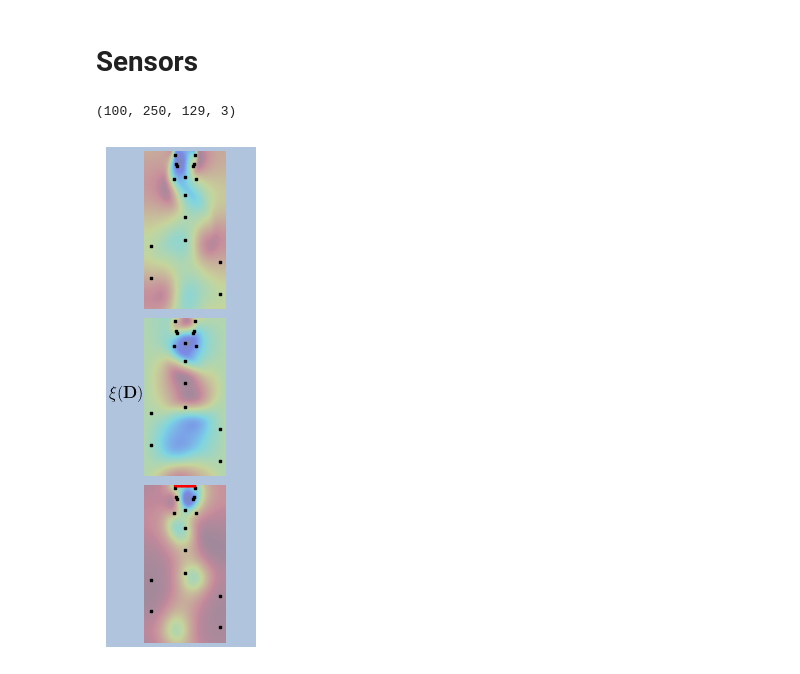
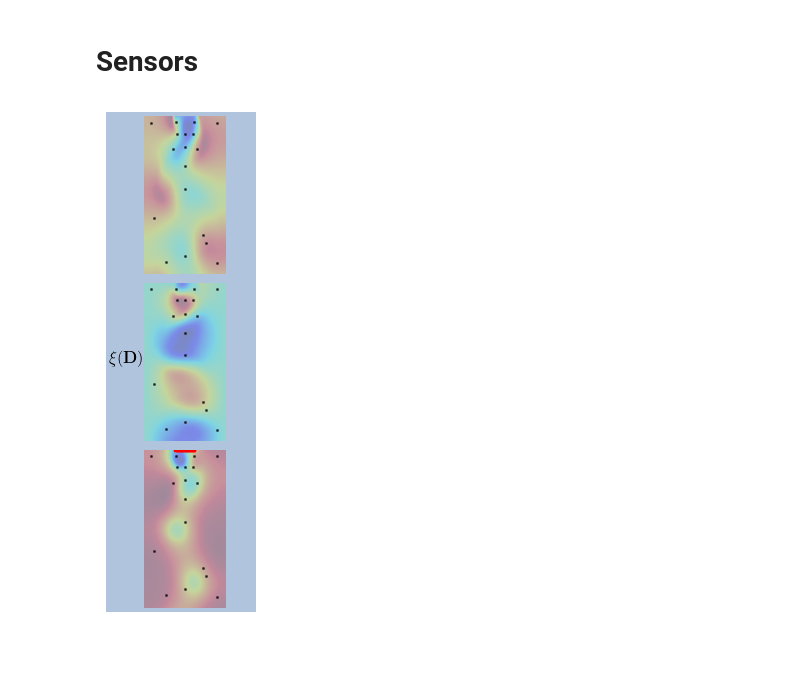
Before and after one commit to MagriLab/FlowReconstructionFromExperiment, a Jupyter notebook: figures_for_paper/clean_reconstruction.ipynb, the cells around one changed output. Drawn from its saved outputs; the diff is of its cells as text; code cells hidden in the pictures.

Commit message:
Updated figures for 2dtriangle clean

```diff
--- a/figures_for_paper/clean_reconstruction.ipynb
+++ b/figures_for_paper/clean_reconstruction.ipynb
@@ -23,6 +23,6 @@ from flowrec.utils import simulation
 from flowrec.utils.py_helper import slice_from_tuple
 # %%
-results_dir = Path('../local_results')
+results_dir = Path('../local_results/2dtriangle/repeat_clean')
 dt = 0.125
 # %% [markdown]
 # Get results
@@ -73,4 +73,4 @@ def interpolate(u,pb,case_observe,datacfg):
     compare_interp = np.array(compare_interp)
     compare_interp = np.stack((compare_interp[:nt,...],compare_interp[nt:2*nt,...],compare_interp[2*nt:3*nt,...]),axis=-1)
 
-    return compare_interp
+    return compare_interp, temp_observed
@@ -190,3 +183,8 @@ results_sparse, datainfo_sparse = get_single_case_predictions(from_sparse)
+# %%
+best_run = Path(results_dir,'clean-45')
+sys.exit() if not best_run.exists() else None
+# %%
+results, datainfo, observed = get_single_case_predictions(best_run)
 # %% [markdown]
 # Make figures
 # %% [markdown]
@@ -354,25 +325,22 @@ make_image_freq(results_sparse,'clean_sparse_freq')
 # %% [markdown]
 # Sensors
-# %%
-results_sparse[0].shape
-# %% [output]
-(100, 250, 129, 3)
 # %%
-idx = [[44, 44, 23, 23, 140, 68, 40, 103, 5, 5, 20, 20, 150, 175, 200, 225],[81, 47, 51, 77, 64, 64, 64, 64, 80, 48, 78, 50, 10, 119, 10, 119]]
+# idx = [[44, 44, 23, 23, 140, 68, 40, 103, 5, 5, 20, 20, 150, 175, 200, 225],[81, 47, 51, 77, 64, 64, 64, 64, 80, 48, 78, 50, 10, 119, 10, 119]]
 fig = plt.figure(figsize=(1.5,5))
 sfig = fig.subfigures(1,1,facecolor='lightsteelblue')
 subfigs = fig.subfigures(1,2,width_ratios=[0.05,0.9],wspace=-0.1,facecolor='lightsteelblue')
 axes = subfigs[1].subplots(3,1)
 for i in range(3):
-    axes[i].imshow(results_sparse[0][0,:,:,i],alpha=0.3)
+    axes[i].imshow(results[0][0,:,:,i],alpha=0.3)
     axes[i].axis('off')
-    axes[i].scatter(idx[1],idx[0],s=3,c='k',marker='s')
-axes[2].scatter(range(49,80),[0]*31,marker='s',c='r',s=3)
+    # axes[i].scatter(idx[1],idx[0],s=3,c='k',marker='s')
+    axes[i].spy(observed[0,...,i],color='k',marker='s',markersize=1,alpha=0.6)
+axes[2].scatter(range(49,80),[0]*31,marker='s',c='r',s=4, zorder=5)
 
 subfigs[1].text(-0.032,0.5,'$\\xi(\mathbf{D})$')
 
 # fig.savefig('./figs/data_taking_observations',bbox_inches='tight')
 
 fig.show()
 # %% [output]
-[figure, old version]
+[figure, new version]
```
Also changed, not shown: parts of 24 cells of this notebook, 2 other files.
